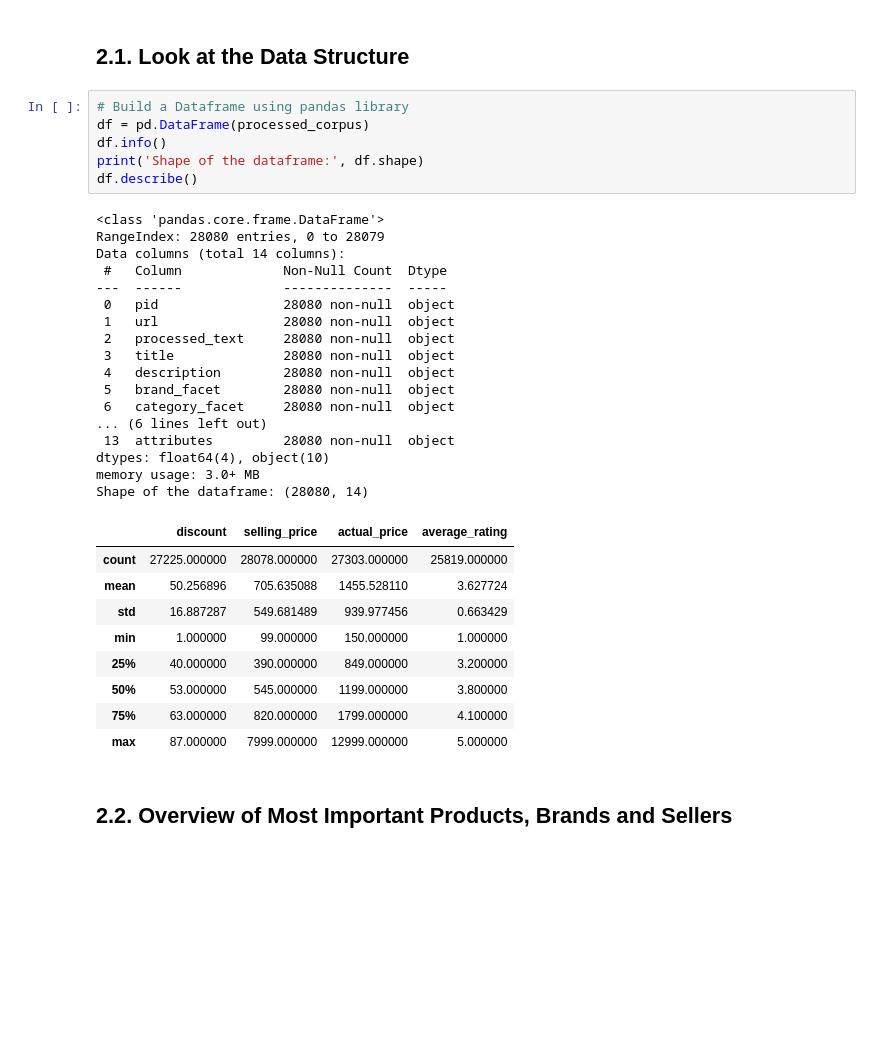
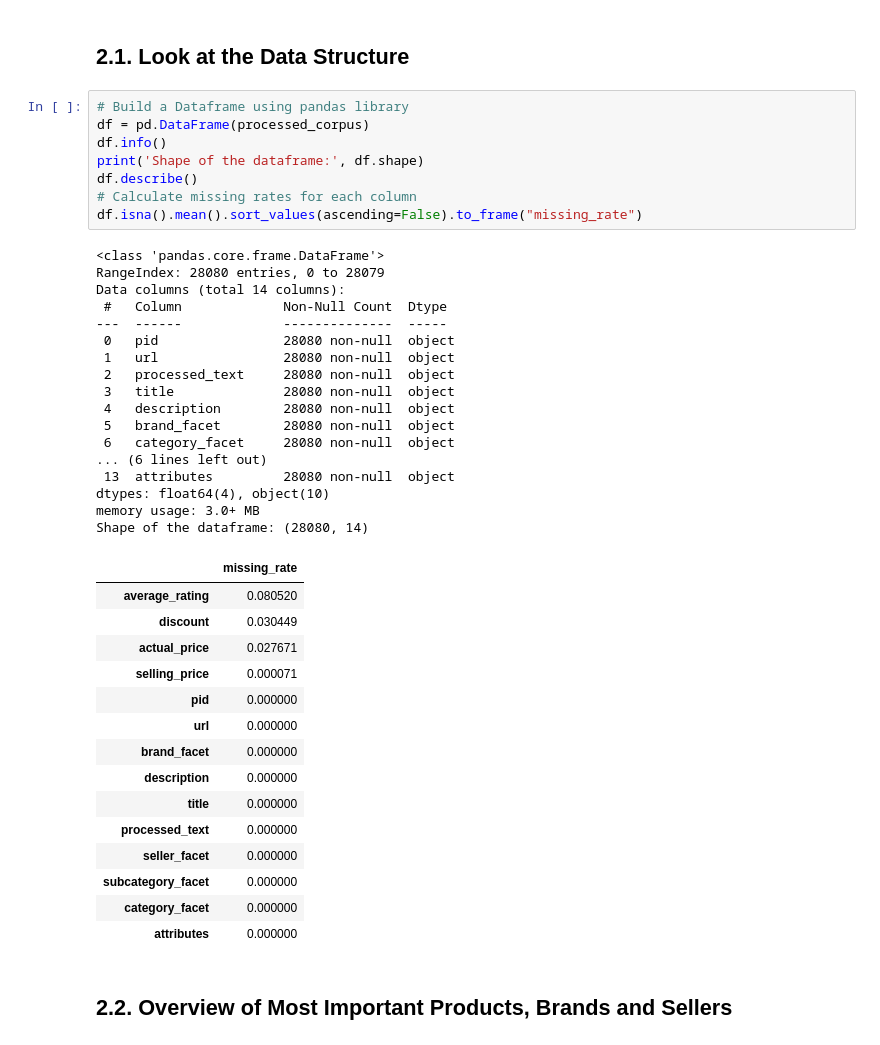
Before and after one commit to juliaaaloopez/irwa_search_engine_G_011, a Jupyter notebook: project_progress/part_1/Part_1.ipynb, the cells around one changed output. Saved outputs shown, nothing was run; the diff lists cells and outputs as text; blank space fills up the shorter version.

Commit message:
Added missing rate calculation

```diff
--- a/project_progress/part_1/Part_1.ipynb
+++ b/project_progress/part_1/Part_1.ipynb
@@ -297,36 +362,44 @@ display(processed_corpus[0])
 # %%
 # Build a Dataframe using pandas library
 df = pd.DataFrame(processed_corpus)
 df.info()
 print('Shape of the dataframe:', df.shape)
 df.describe()
+# Calculate missing rates for each column
+df.isna().mean().sort_values(ascending=False).to_frame("missing_rate")
 # %% [output]
 <class 'pandas.core.frame.DataFrame'>
 RangeIndex: 28080 entries, 0 to 28079
 Data columns (total 14 columns):
  #   Column             Non-Null Count  Dtype
 ---  ------             --------------  -----
  0   pid                28080 non-null  object
  1   url                28080 non-null  object
  2   processed_text     28080 non-null  object
  3   title              28080 non-null  object
  4   description        28080 non-null  object
  5   brand_facet        28080 non-null  object
  6   category_facet     28080 non-null  object
 ... (6 lines left out)
  13  attributes         28080 non-null  object
 dtypes: float64(4), object(10)
 memory usage: 3.0+ MB
 Shape of the dataframe: (28080, 14)
-|  | discount | selling_price | actual_price | average_rating |
-| count | 27225.000000 | 28078.000000 | 27303.000000 | 25819.000000 |
-| mean | 50.256896 | 705.635088 | 1455.528110 | 3.627724 |
-| std | 16.887287 | 549.681489 | 939.977456 | 0.663429 |
-| min | 1.000000 | 99.000000 | 150.000000 | 1.000000 |
-| 25% | 40.000000 | 390.000000 | 849.000000 | 3.200000 |
-| 50% | 53.000000 | 545.000000 | 1199.000000 | 3.800000 |
-| 75% | 63.000000 | 820.000000 | 1799.000000 | 4.100000 |
-| max | 87.000000 | 7999.000000 | 12999.000000 | 5.000000 |
+|  | missing_rate |
+| average_rating | 0.080520 |
+| discount | 0.030449 |
+| actual_price | 0.027671 |
+| selling_price | 0.000071 |
+| pid | 0.000000 |
+| url | 0.000000 |
+| brand_facet | 0.000000 |
+| description | 0.000000 |
+| title | 0.000000 |
+| processed_text | 0.000000 |
+| seller_facet | 0.000000 |
+| subcategory_facet | 0.000000 |
+| category_facet | 0.000000 |
+| attributes | 0.000000 |
 # %% [markdown]
 ## 2.2. Overview of Most Important Products, Brands and Sellers
 # %%
```
Also changed, not shown: parts of 10 cells of this notebook.
